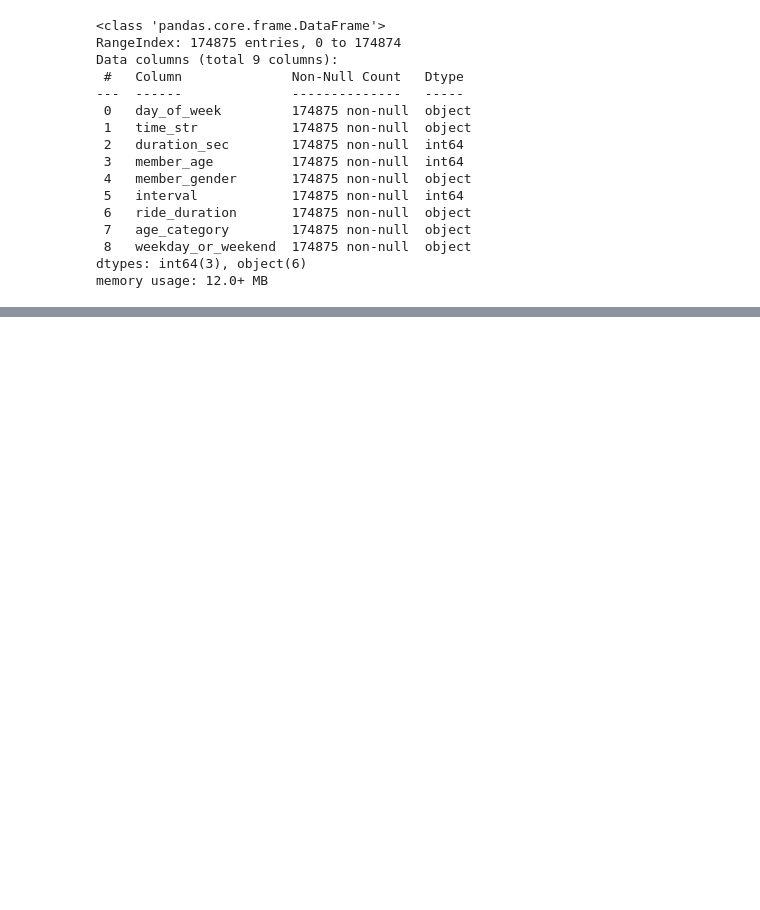
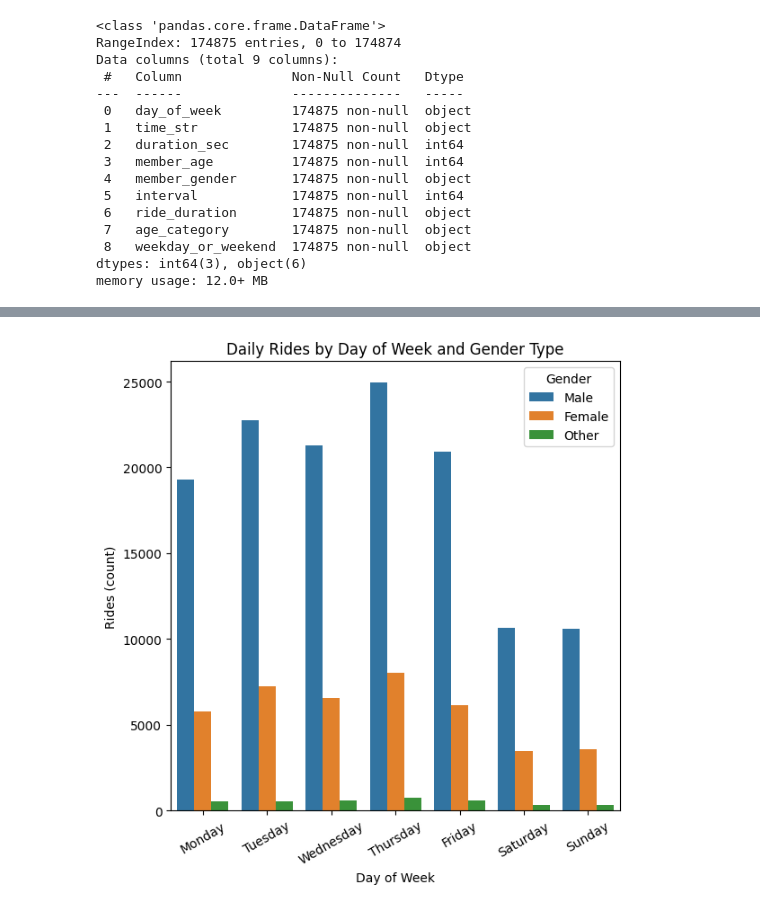
Before and after one commit to cander67/eBike-Use, a Jupyter notebook: ebike_use_eda.ipynb, the cells around one changed output, grey strips where cells are left out. Cells and saved outputs as stored; diff of their text form; code cells hidden in the pictures; blank space fills up the shorter version.

```diff
--- a/ebike_use_eda.ipynb
+++ b/ebike_use_eda.ipynb
@@ -750,0 +834,16 @@ memory usage: 12.0+ MB
+# %%
+# Generate clustered bar chart of daily rides vs day of week and gender type
+fig = plt.figure(figsize = (5, 5))
+ax = fig.add_axes((1, 1, 1, 1));
+ax = sns.countplot(data = expl_plot_df, x = 'day_of_week', hue = 'member_gender')
+plt.xticks(rotation = 30)
+plt.xlabel('Day of Week')
+plt.ylabel('Rides (count)')
+plt.legend(title = 'Gender')
+plt.title('Daily Rides by Day of Week and Gender Type');
+
+# Although males make up a larger proportion of daily rides,
+# each gender appears to have the same day of week riding behavior.
+# Daily rides peak on Thursday and are at a minimum on weekends.
+# %% [output]
+[figure, added]
```
Also changed, not shown: parts of 12 cells of this notebook.
